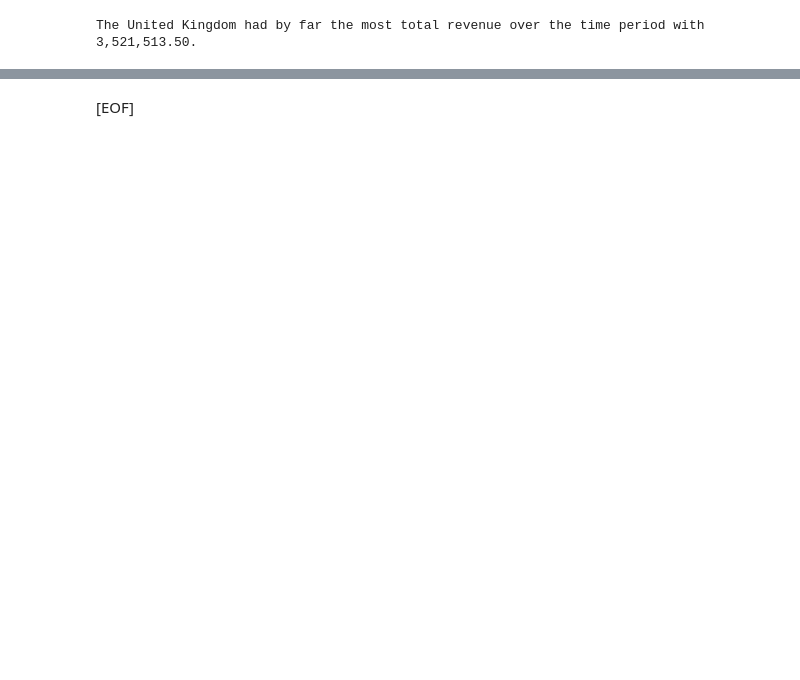
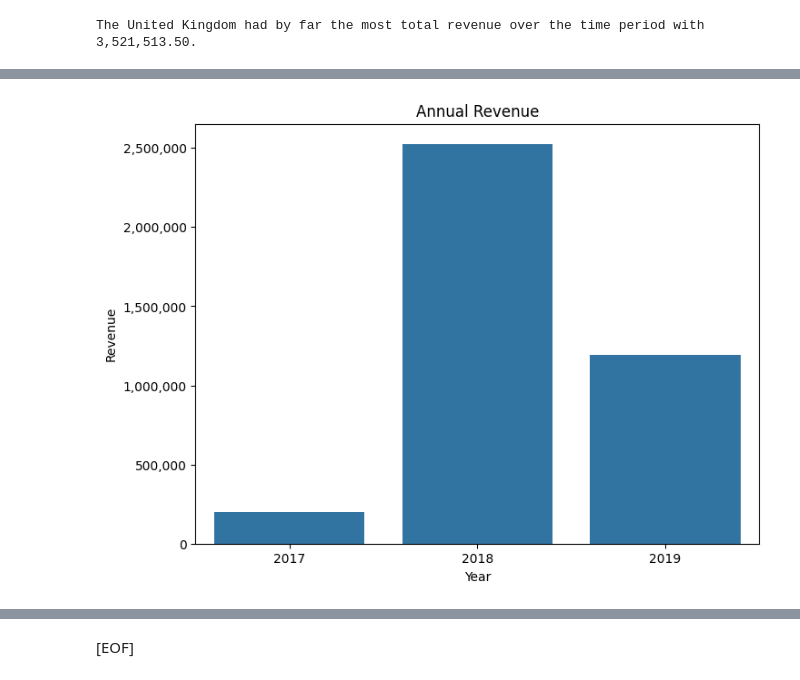
Before and after one commit to 6760525/ibm, a Jupyter notebook: capstone_part_1.ipynb, the cells around one changed output, grey strips where cells are left out. Saved outputs shown, nothing was run; the diff lists cells and outputs as text; code cells hidden in the pictures; blank space fills up the shorter version.

```diff
--- a/capstone_part_1.ipynb
+++ b/capstone_part_1.ipynb
@@ -95,0 +244,20 @@ The United Kingdom had by far the most total revenue over the time period with 3
+# %%
+# Annual Revenue
+
+fig, ax = plt.subplots(figsize=(8, 6))
+
+data = df[['invoice_date', 'price']].copy().rename(columns={'price': 'revenue'})
+data['invoice_date'] = data['invoice_date'].dt.year
+data = data.groupby('invoice_date')['revenue'].sum().reset_index()
+
+sns.barplot(x='invoice_date', y='revenue', data=data, ax=ax)
+
+ax.set_title('Annual Revenue')
+ax.set_xlabel('Year')
+ax.set_ylabel('Revenue')
+ax.get_yaxis().set_major_formatter(ticker.FuncFormatter(lambda x, p: format(int(x), ',')))
+
+plt.savefig(os.path.join(IMAGE_DIR, "annual_revenue.png"), format='png', dpi=300)
+plt.show();
+# %% [output]
+[figure, added]
```
Also changed, not shown: parts of 26 cells of this notebook, 15 other files.
